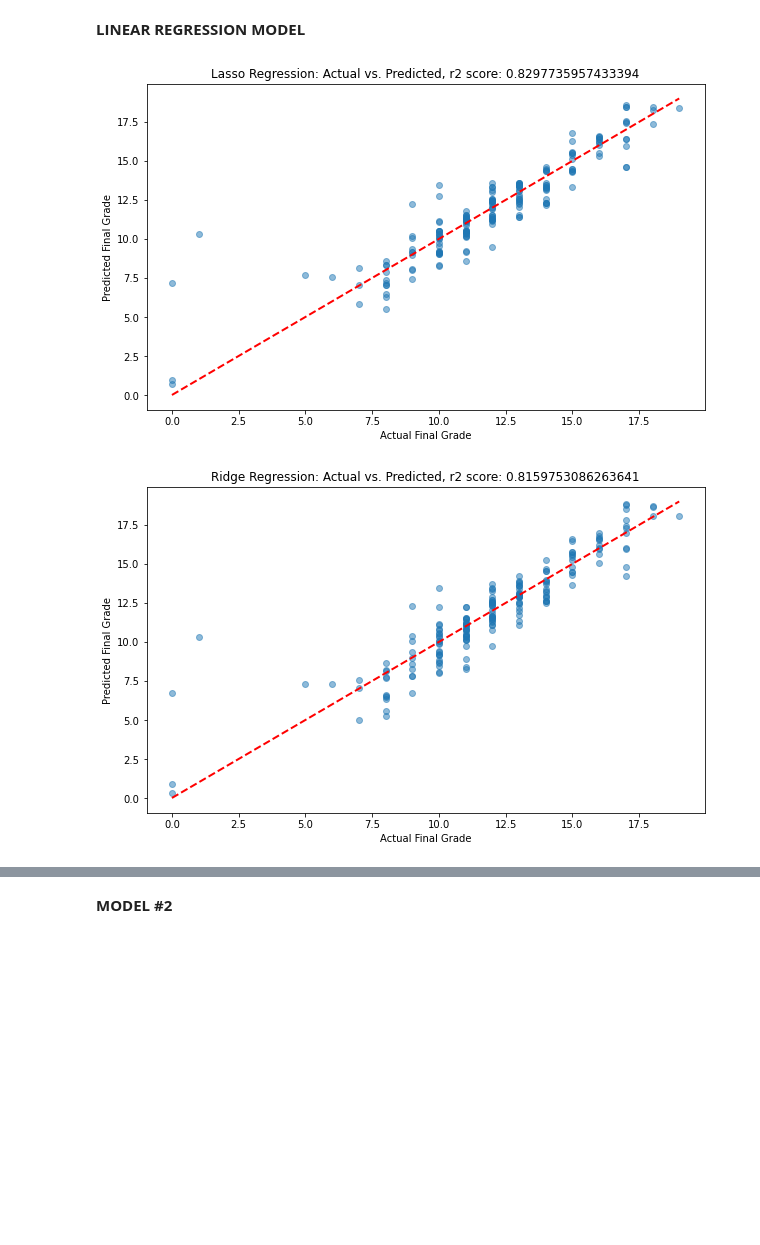
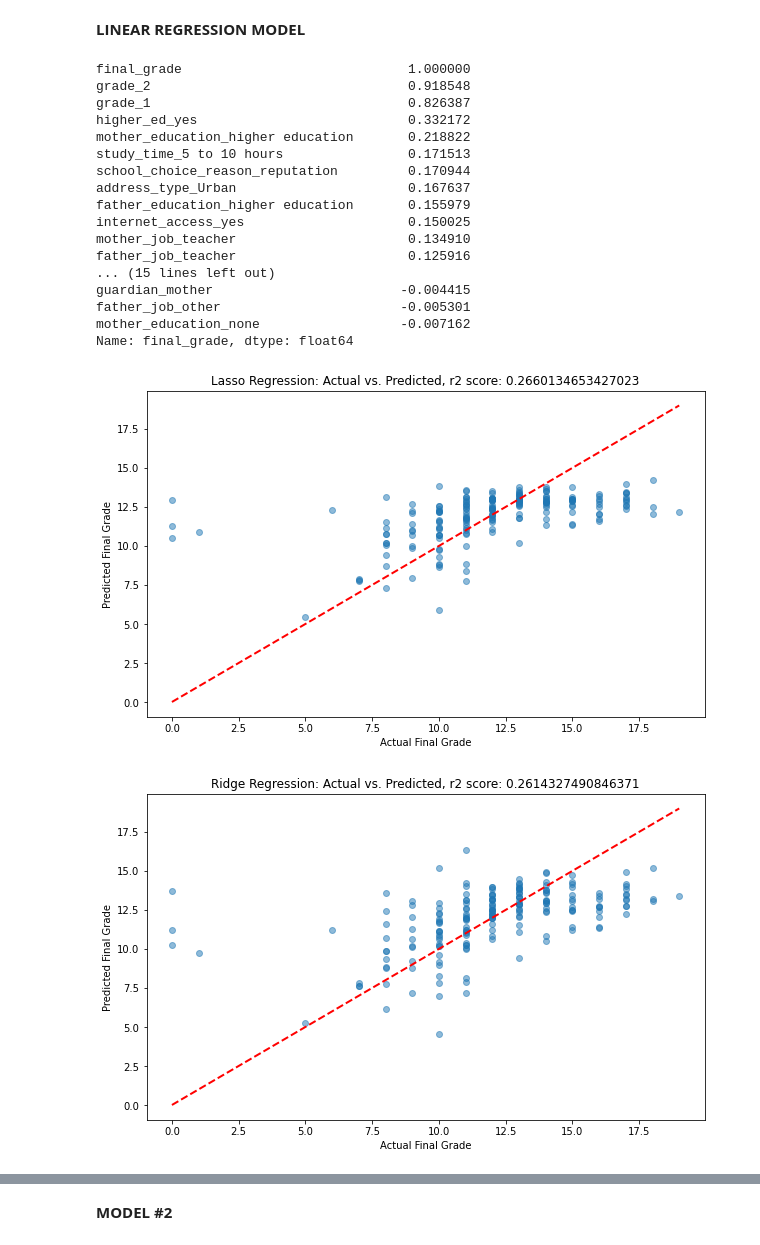
Before and after one commit to oleaskeland/AdvancedAutomation, a Jupyter notebook: Project/models/models.ipynb, the cells around one changed output, grey strips where cells are left out. Saved outputs shown, nothing was run; the diff lists cells and outputs as text; code cells hidden in the pictures; blank space fills up the shorter version.

```diff
--- a/Project/models/models.ipynb
+++ b/Project/models/models.ipynb
@@ -37,8 +37,10 @@ class Pipeline:
         return self.data.select_dtypes(include=['float64', 'int64']).columns
     def getCorrelationMatrix(self):
         correlation_matrix = self.data[self.getNumericalColumns()].corr()
-        plt.figure(figsize=(8, 6))
-        sns.heatmap(correlation_matrix, annot=True, cmap='coolwarm', fmt=".2f", vmin=-1, vmax=1)
+
+        plt.figure(figsize=(8, 8))
+        sns.heatmap(correlation_matrix,
+                    annot=True, cmap='coolwarm', fmt=".2f", vmin=-1, vmax=1)
         plt.title('Correlation Matrix of Numerical Columns')
         plt.show()
     def getDummies(self):
@@ -47,6 +49,8 @@ class Pipeline:
         non_numerical_columns = self.data.columns.difference(numerical_columns)
 
         return pd.get_dummies(self.data, columns=non_numerical_columns, drop_first=True)
+    def getCorrelationList(self):
+        return self.getDummies().corr()["final_grade"].sort_values(ascending=False)
 # %% [markdown]
 **LINEAR REGRESSION MODEL**
 # %%
@@ -54,9 +58,10 @@ class Pipeline:
 pipeline = Pipeline(data.drop("student_id", axis=1), "final_grade")
 
 dummies = pipeline.getDummies()
+#pipeline.getCorrelationMatrix()
+print(pipeline.getCorrelationList()[0:30])
 
-
-X = dummies.drop("final_grade", axis = 1)
+X = dummies.drop("final_grade", axis = 1).drop("grade_1", axis=1).drop("grade_2", axis=1)
 y = dummies["final_grade"]
 
 #Standardizing input
@@ -67,32 +72,49 @@ X_train, X_test, y_train, y_test = train_test_split(X_scaled, y, test_size=0.3,
 
 #Defining the models and fitting them to the training data
 lassoCV = LassoCV(cv=5, random_state=0).fit(X_train, y_train)
 elasticnetCV = ElasticNetCV(cv=5, random_state=0).fit(X_train, y_train)
 ridgeCV = RidgeCV(alphas=[1e-3, 1e-2, 1e-1, 1]).fit(X_train, y_train)
 
 #Making predictions
 ypred_lasso = lassoCV.predict(X_test)
 ypred_elasticnet = elasticnetCV.predict(X_test)
 ypred_ridge = ridgeCV.predict(X_test)
 
 #Getting the r2 score
 r2_lasso = metrics.r2_score(y_test, ypred_lasso)
 r2_elasticnet = metrics.r2_score(y_test, ypred_elasticnet)
 r2_ridge = metrics.r2_score(y_test, ypred_ridge)
 
 #A simple scatter plot of ytest and ypred, a good model should follow a diagonal line y=x
 def makeScatter(ytest, ypred, r2score, modelname):
     plt.figure(figsize=(10, 6))
     plt.scatter(ytest, ypred, alpha=0.5)
     plt.plot([min(ytest), max(ytest)], [min(ytest), max(ytest)], '--', color='red', linewidth=2)  # Diagonal line
     plt.title(f'{modelname} Regression: Actual vs. Predicted, r2 score: {r2score}')
     plt.xlabel('Actual Final Grade')
     plt.ylabel('Predicted Final Grade')
     plt.show()
 
 makeScatter(y_test,ypred_lasso, r2_lasso, "Lasso")
 makeScatter(y_test,ypred_ridge, r2_ridge, "Ridge")
 makeScatter(y_test,ypred_elasticnet, r2_elasticnet, "Elasticnet")
 # %% [output]
+final_grade                             1.000000
+grade_2                                 0.918548
+grade_1                                 0.826387
+higher_ed_yes                           0.332172
+mother_education_higher education       0.218822
+study_time_5 to 10 hours                0.171513
+school_choice_reason_reputation         0.170944
+address_type_Urban                      0.167637
+father_education_higher education       0.155979
+internet_access_yes                     0.150025
+mother_job_teacher                      0.134910
+father_job_teacher                      0.125916
+... (15 lines left out)
+guardian_mother                        -0.004415
+father_job_other                       -0.005301
+mother_education_none                  -0.007162
+Name: final_grade, dtype: float64
-[figure, old version]
+[figure, new version]
-[figure, old version]
+[figure, new version]
```
Also changed, not shown: parts of 1 cell of this notebook.
